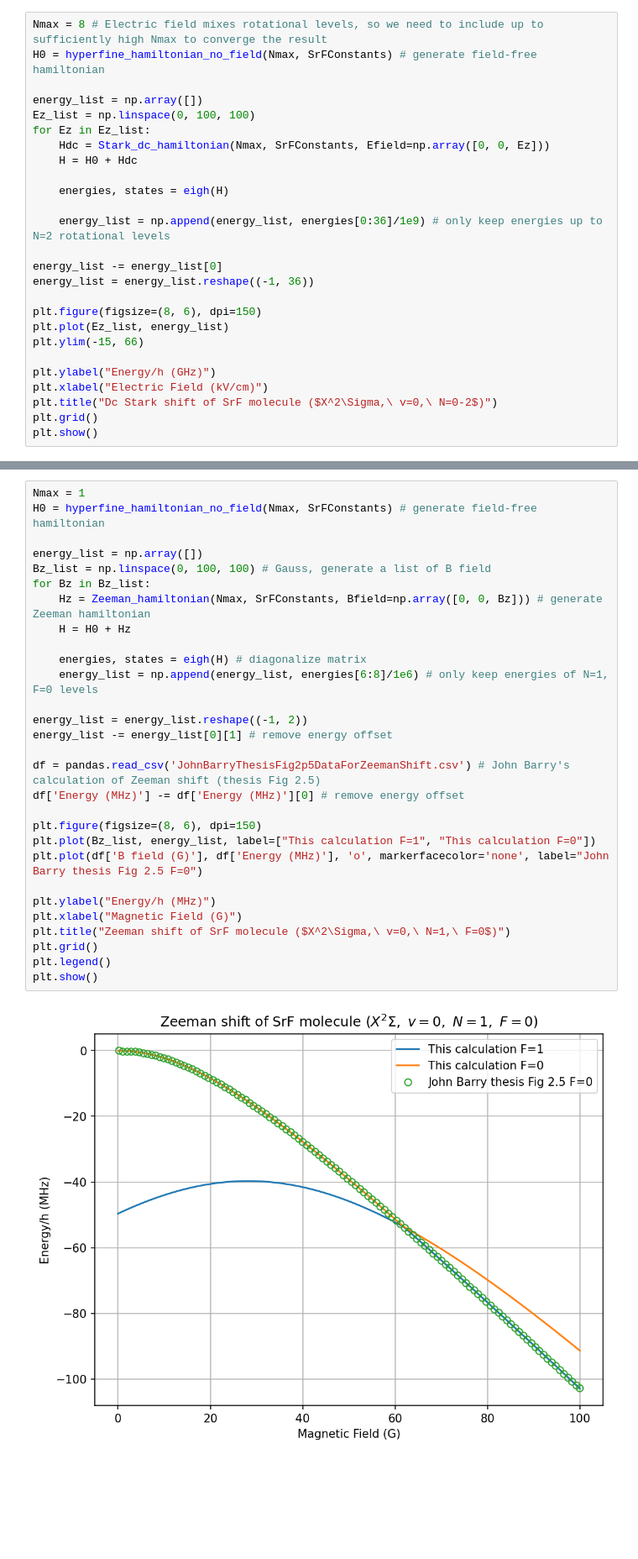
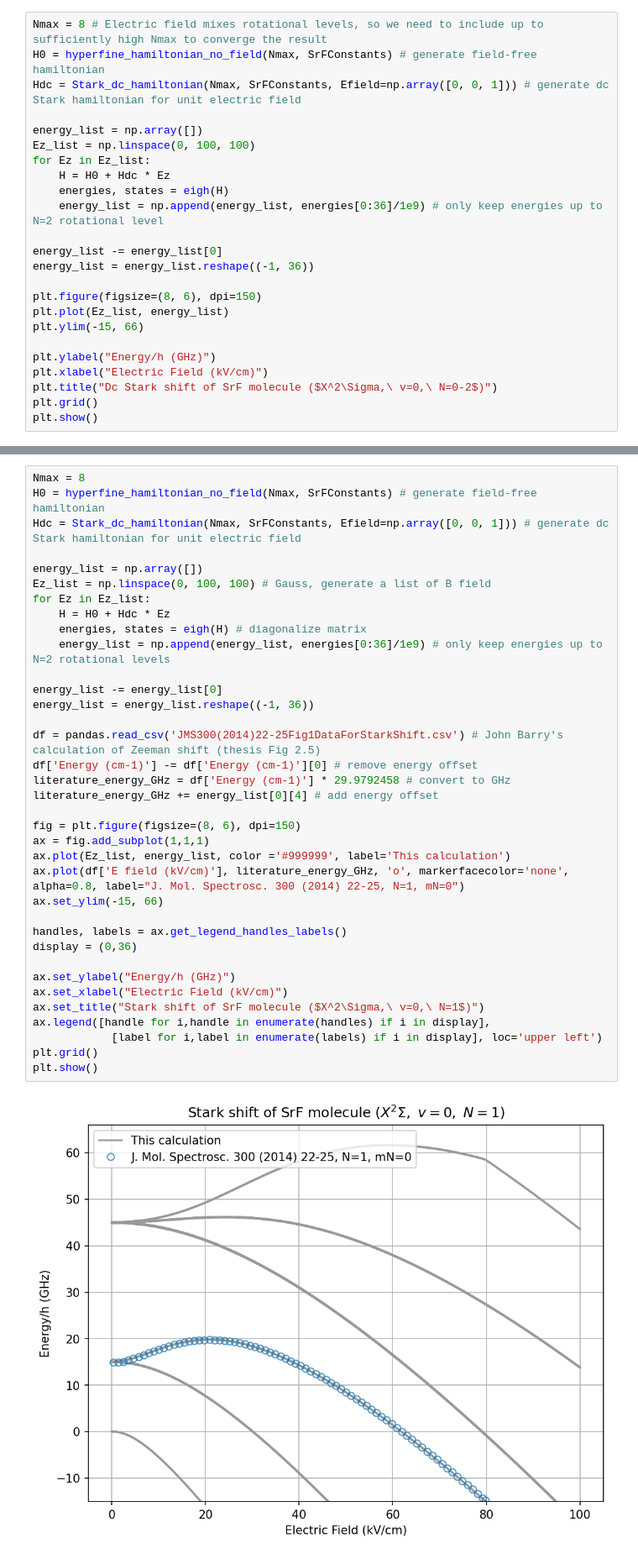
Before and after one commit to qw372/Diatomic-Py-SrF, a Jupyter notebook: examples/example_stark_dc.ipynb, the cells around one changed output, grey strips where cells are left out. Shown at 84% size. Cells and saved outputs as stored; diff of their text form; blank space fills up the shorter version.

```diff
--- a/examples/example_stark_dc.ipynb
+++ b/examples/example_stark_dc.ipynb
@@ -15,16 +46,14 @@ from diatomic import hyperfine_hamiltonian_no_field, Stark_dc_hamiltonian, SrFCo
 # %%
 Nmax = 8 # Electric field mixes rotational levels, so we need to include up to sufficiently high Nmax to converge the result
 H0 = hyperfine_hamiltonian_no_field(Nmax, SrFConstants) # generate field-free hamiltonian
+Hdc = Stark_dc_hamiltonian(Nmax, SrFConstants, Efield=np.array([0, 0, 1])) # generate dc Stark hamiltonian for unit electric field
 
 energy_list = np.array([])
 Ez_list = np.linspace(0, 100, 100)
 for Ez in Ez_list:
-    Hdc = Stark_dc_hamiltonian(Nmax, SrFConstants, Efield=np.array([0, 0, Ez]))
-    H = H0 + Hdc
-
+    H = H0 + Hdc * Ez
     energies, states = eigh(H)
-
-    energy_list = np.append(energy_list, energies[0:36]/1e9) # only keep energies up to N=2 rotational levels
+    energy_list = np.append(energy_list, energies[0:36]/1e9) # only keep energies up to N=2 rotational level
 
 energy_list -= energy_list[0]
 energy_list = energy_list.reshape((-1, 36))
@@ -45,31 +74,38 @@ plt.show()
 # %%
-Nmax = 1
+Nmax = 8
 H0 = hyperfine_hamiltonian_no_field(Nmax, SrFConstants) # generate field-free hamiltonian
+Hdc = Stark_dc_hamiltonian(Nmax, SrFConstants, Efield=np.array([0, 0, 1])) # generate dc Stark hamiltonian for unit electric field
 
 energy_list = np.array([])
-Bz_list = np.linspace(0, 100, 100) # Gauss, generate a list of B field
-for Bz in Bz_list:
-    Hz = Zeeman_hamiltonian(Nmax, SrFConstants, Bfield=np.array([0, 0, Bz])) # generate Zeeman hamiltonian
-    H = H0 + Hz
+Ez_list = np.linspace(0, 100, 100) # Gauss, generate a list of B field
+for Ez in Ez_list:
+    H = H0 + Hdc * Ez
+    energies, states = eigh(H) # diagonalize matrix
+    energy_list = np.append(energy_list, energies[0:36]/1e9) # only keep energies up to N=2 rotational levels
 
-    energies, states = eigh(H) # diagonalize matrix
-    energy_list = np.append(energy_list, energies[6:8]/1e6) # only keep energies of N=1, F=0 levels
+energy_list -= energy_list[0]
+energy_list = energy_list.reshape((-1, 36))
 
-energy_list = energy_list.reshape((-1, 2))
-energy_list -= energy_list[0][1] # remove energy offset
+df = pandas.read_csv('JMS300(2014)22-25Fig1DataForStarkShift.csv') # John Barry's calculation of Zeeman shift (thesis Fig 2.5)
+df['Energy (cm-1)'] -= df['Energy (cm-1)'][0] # remove energy offset
+literature_energy_GHz = df['Energy (cm-1)'] * 29.9792458 # convert to GHz
+literature_energy_GHz += energy_list[0][4] # add energy offset
 
-df = pandas.read_csv('JohnBarryThesisFig2p5DataForZeemanShift.csv') # John Barry's calculation of Zeeman shift (thesis Fig 2.5)
-df['Energy (MHz)'] -= df['Energy (MHz)'][0] # remove energy offset
+fig = plt.figure(figsize=(8, 6), dpi=150)
+ax = fig.add_subplot(1,1,1)
+ax.plot(Ez_list, energy_list, color ='#999999', label='This calculation')
+ax.plot(df['E field (kV/cm)'], literature_energy_GHz, 'o', markerfacecolor='none', alpha=0.8, label="J. Mol. Spectrosc. 300 (2014) 22-25, N=1, mN=0")
+ax.set_ylim(-15, 66)
 
-plt.figure(figsize=(8, 6), dpi=150)
-plt.plot(Bz_list, energy_list, label=["This calculation F=1", "This calculation F=0"])
-plt.plot(df['B field (G)'], df['Energy (MHz)'], 'o', markerfacecolor='none', label="John Barry thesis Fig 2.5 F=0")
+handles, labels = ax.get_legend_handles_labels()
+display = (0,36)
 
-plt.ylabel("Energy/h (MHz)")
-plt.xlabel("Magnetic Field (G)")
-plt.title("Zeeman shift of SrF molecule ($X^2\Sigma,\ v=0,\ N=1,\ F=0$)")
+ax.set_ylabel("Energy/h (GHz)")
+ax.set_xlabel("Electric Field (kV/cm)")
+ax.set_title("Stark shift of SrF molecule ($X^2\Sigma,\ v=0,\ N=1$)")
+ax.legend([handle for i,handle in enumerate(handles) if i in display],
+            [label for i,label in enumerate(labels) if i in display], loc='upper left')
 plt.grid()
-plt.legend()
 plt.show()
 # %% [output]
-[figure, old version]
+[figure, new version]
```
Also changed, not shown: parts of 13 cells of this notebook, 14 other files.
